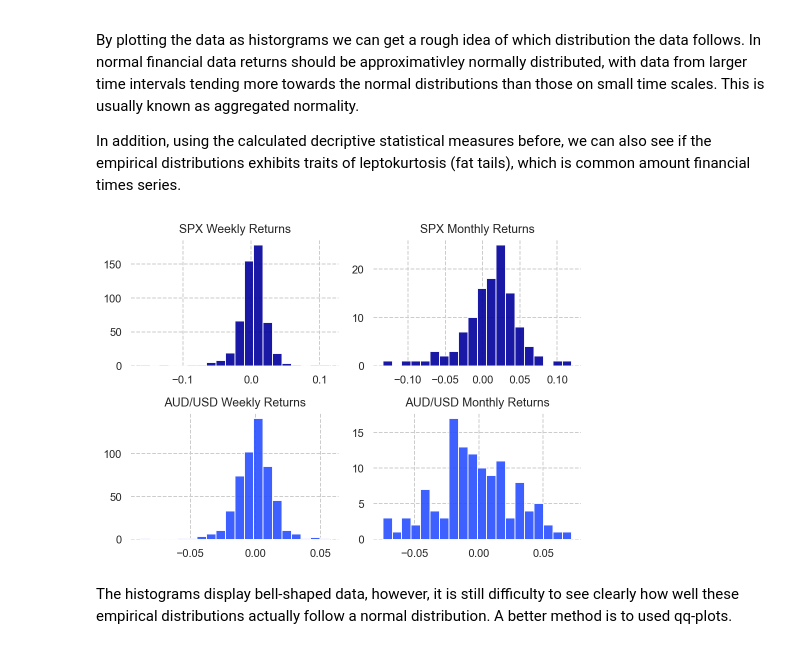
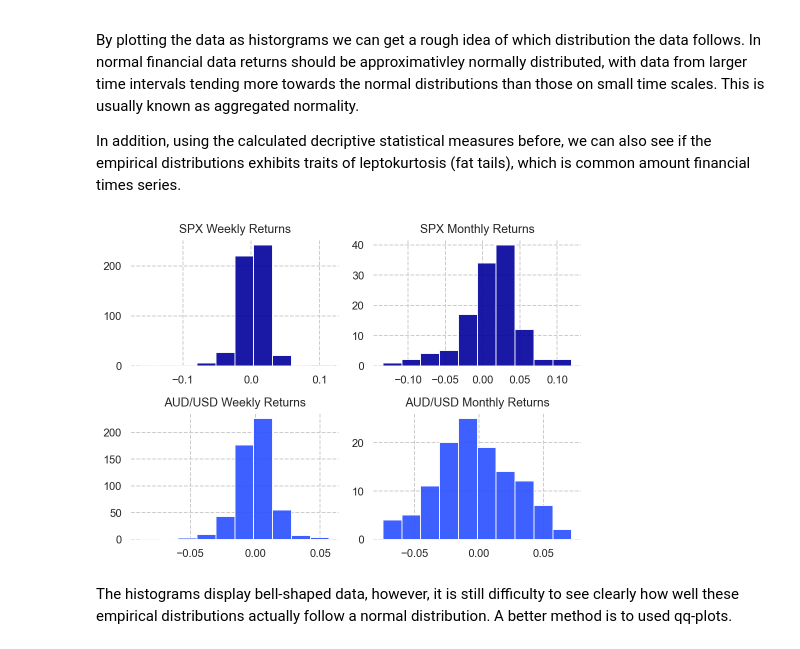
Before and after one commit to Sinbad-The-Sailor/Financial-Mathematics-Notebooks, a Jupyter notebook: volatility_modelling.ipynb, the cells around one changed output. Cells and saved outputs as stored; diff of their text form; code cells hidden in the pictures.

```diff
--- a/volatility_modelling.ipynb
+++ b/volatility_modelling.ipynb
@@ -216,30 +216,29 @@ In addition, using the calculated decriptive statistical measures before, we can
 # %%
 fig, axs = plt.subplots(2, 2)
 colors = plt.rcParams['axes.prop_cycle'].by_key()['color']
-bins = 20
 alpha = 0.9
 
-axs[0, 0].hist(spx_weekly_returns, alpha=alpha, bins=bins)
+axs[0, 0].hist(spx_weekly_returns, alpha=alpha)
 axs[0, 0].set_title('SPX Weekly Returns')
 axs[0, 0].set_frame_on(False)
 
-axs[0, 1].hist(spx_monthly_returns, alpha=alpha, bins=bins)
+axs[0, 1].hist(spx_monthly_returns, alpha=alpha)
 axs[0, 1].set_title('SPX Monthly Returns')
 axs[0, 1].set_frame_on(False)
 
-axs[1, 0].hist(aud_weekly_returns, color=colors[1], alpha=alpha, bins=bins)
+axs[1, 0].hist(aud_weekly_returns, color=colors[1], alpha=alpha)
 axs[1, 0].set_title('AUD/USD Weekly Returns')
 axs[1, 0].set_frame_on(False)
 
-axs[1, 1].hist(aud_monthly_returns, color=colors[1], alpha=alpha, bins=bins)
+axs[1, 1].hist(aud_monthly_returns, color=colors[1], alpha=alpha)
 axs[1, 1].set_title('AUD/USD Monthly Returns')
 axs[1, 1].set_frame_on(False)
 
 fig.set_size_inches(7, 5)
 plt.tight_layout()
 plt.show()
 # %% [output]
-[figure, old version]
+[figure, new version]
 # %% [markdown]
 The histograms display bell-shaped data, however, it is still difficulty to see clearly how well these empirical distributions actually follow a normal distribution. A better method is to used qq-plots.
 # %% [markdown]
```
Also changed, not shown: parts of 11 cells of this notebook.
